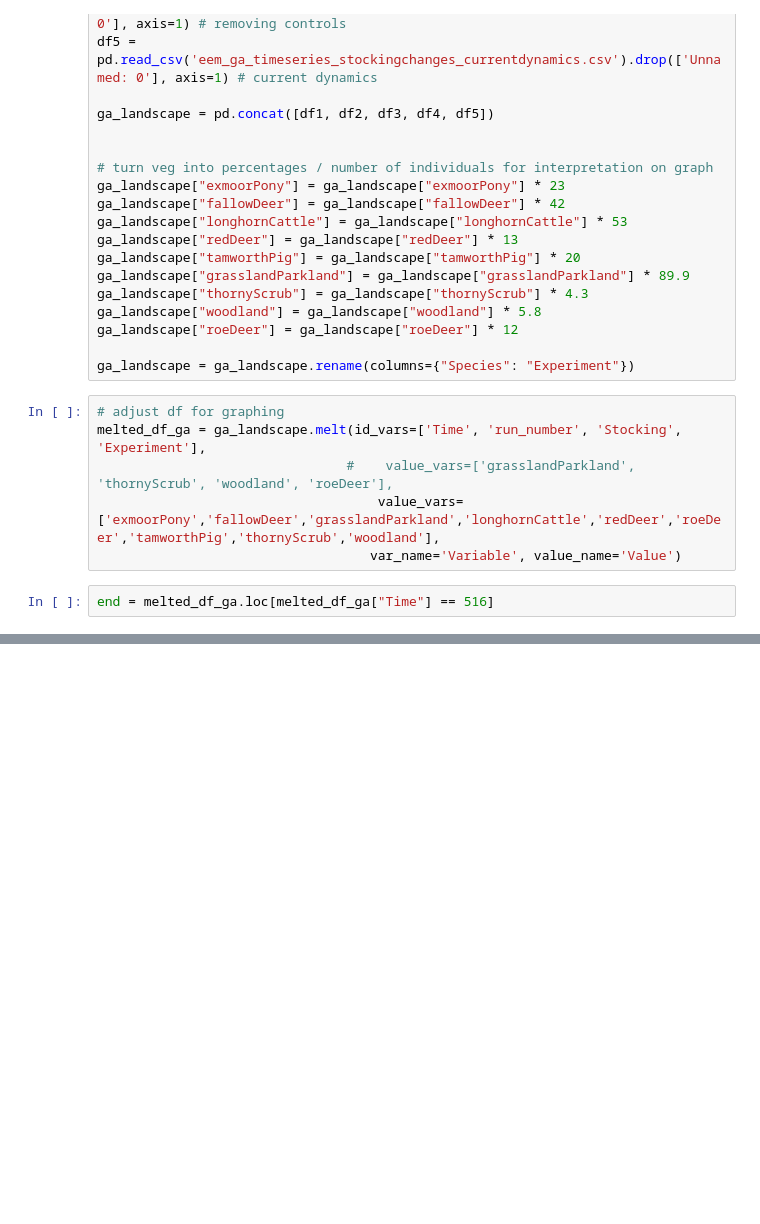
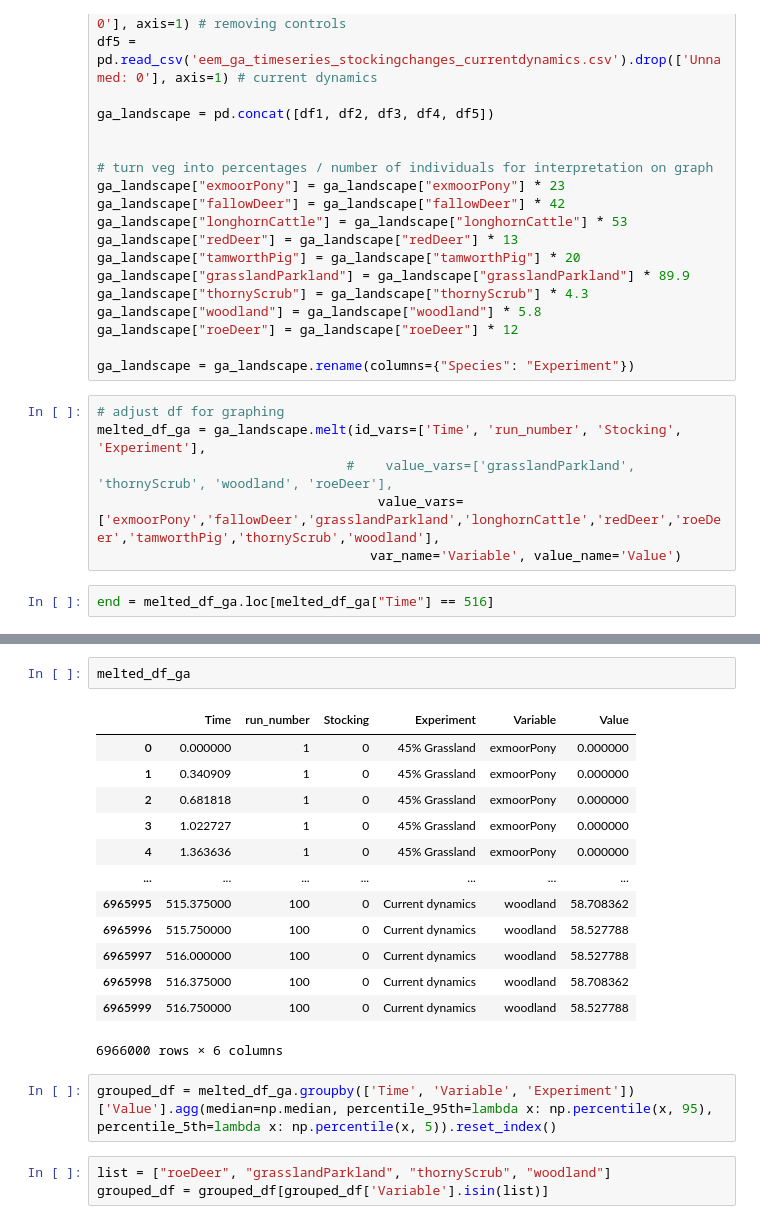
Before and after one commit to emjneil/rewilding_resilience, a Jupyter notebook: graphing_landscape.ipynb, the cells around one changed output, grey strips where cells are left out. Saved outputs shown, nothing was run; the diff lists cells and outputs as text; blank space fills up the shorter version.

```diff
--- a/graphing_landscape.ipynb
+++ b/graphing_landscape.ipynb
@@ -481,0 +482,21 @@ plt.show()
+# %%
+melted_df_ga
+# %% [output]
+|  | Time | run_number | Stocking | Experiment | Variable | Value |
+| 0 | 0.000000 | 1 | 0 | 45% Grassland | exmoorPony | 0.000000 |
+| 1 | 0.340909 | 1 | 0 | 45% Grassland | exmoorPony | 0.000000 |
+| 2 | 0.681818 | 1 | 0 | 45% Grassland | exmoorPony | 0.000000 |
+| 3 | 1.022727 | 1 | 0 | 45% Grassland | exmoorPony | 0.000000 |
+| 4 | 1.363636 | 1 | 0 | 45% Grassland | exmoorPony | 0.000000 |
+| ... | ... | ... | ... | ... | ... | ... |
+| 6965995 | 515.375000 | 100 | 0 | Current dynamics | woodland | 58.708362 |
+| 6965996 | 515.750000 | 100 | 0 | Current dynamics | woodland | 58.527788 |
+| 6965997 | 516.000000 | 100 | 0 | Current dynamics | woodland | 58.527788 |
+| 6965998 | 516.375000 | 100 | 0 | Current dynamics | woodland | 58.708362 |
+| 6965999 | 516.750000 | 100 | 0 | Current dynamics | woodland | 58.527788 |
+6966000 rows × 6 columns
+# %%
+grouped_df = melted_df_ga.groupby(['Time', 'Variable', 'Experiment'])['Value'].agg(median=np.median, percentile_95th=lambda x: np.percentile(x, 95), percentile_5th=lambda x: np.percentile(x, 5)).reset_index()
+# %%
+list = ["roeDeer", "grasslandParkland", "thornyScrub", "woodland"]
+grouped_df = grouped_df[grouped_df['Variable'].isin(list)]
```
Also changed, not shown: parts of 3 cells of this notebook.
